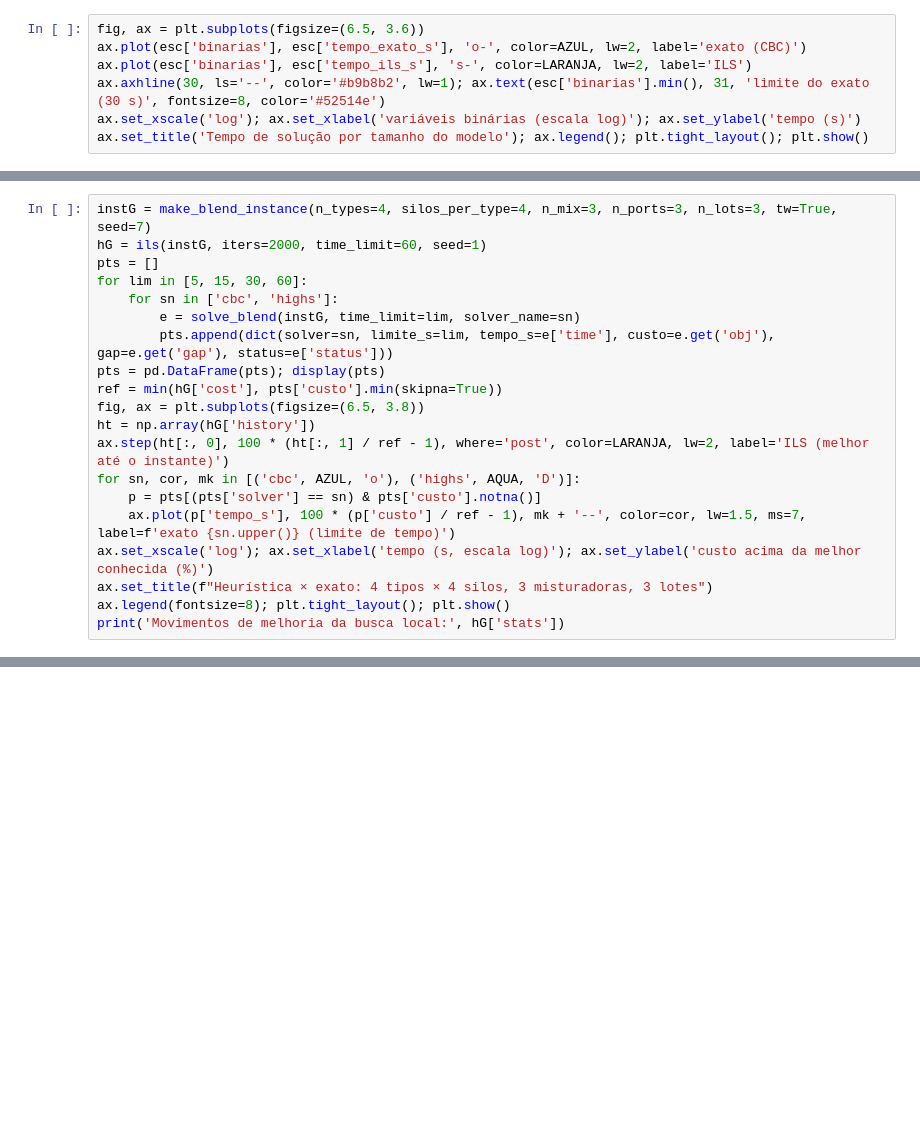
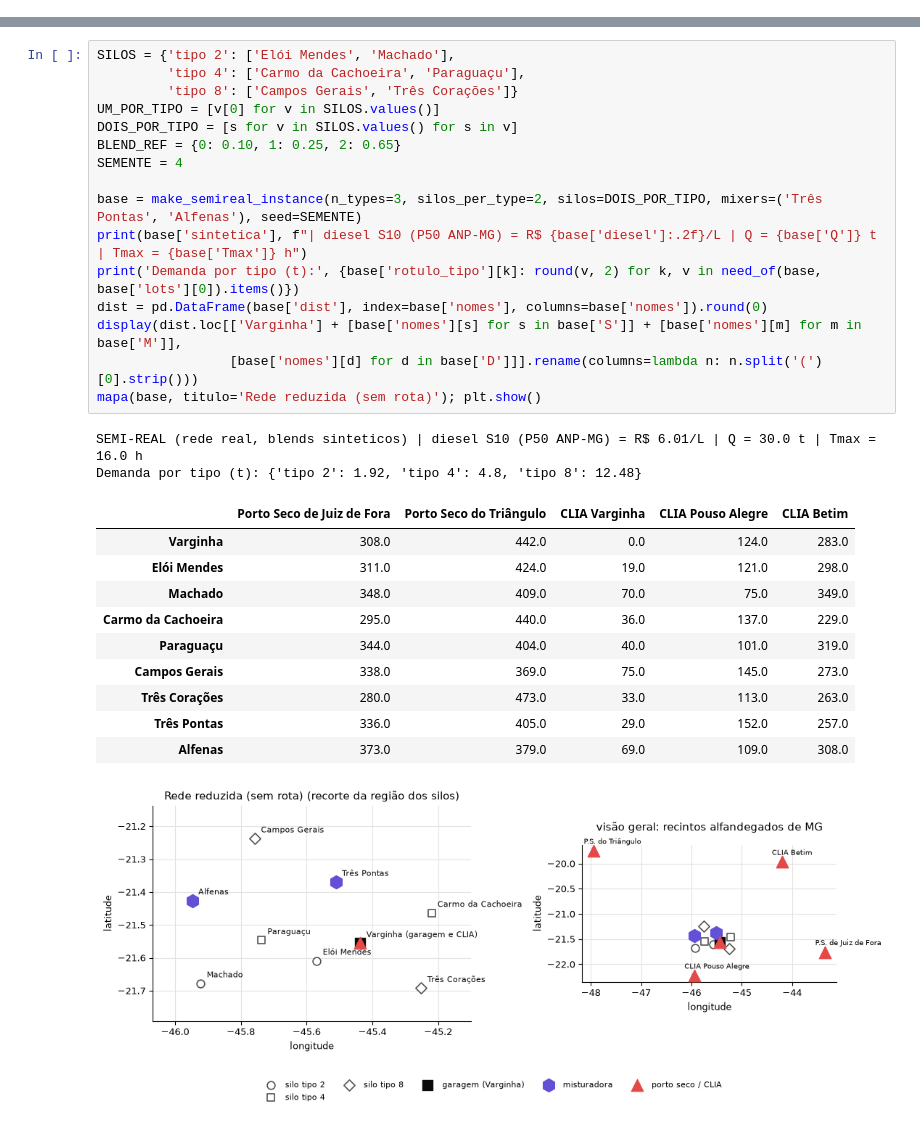
Before and after one commit to giogodoi/ProgramacaoMatematica, a Jupyter notebook: Estudos para o TP/blends_nivel1.ipynb, the cells around one changed output, grey strips where cells are left out. Cells and saved outputs as stored; diff of their text form; blank space fills up the shorter version.

```diff
--- a/Estudos para o TP/blends_nivel1.ipynb
+++ b/Estudos para o TP/blends_nivel1.ipynb
@@ -238,7 +0,0 @@ esc.to_csv('escalabilidade_blends.csv', index=False)
-# %%
-fig, ax = plt.subplots(figsize=(6.5, 3.6))
-ax.plot(esc['binarias'], esc['tempo_exato_s'], 'o-', color=AZUL, lw=2, label='exato (CBC)')
-ax.plot(esc['binarias'], esc['tempo_ils_s'], 's-', color=LARANJA, lw=2, label='ILS')
-ax.axhline(30, ls='--', color='#b9b8b2', lw=1); ax.text(esc['binarias'].min(), 31, 'limite do exato (30 s)', fontsize=8, color='#52514e')
-ax.set_xscale('log'); ax.set_xlabel('variáveis binárias (escala log)'); ax.set_ylabel('tempo (s)')
-ax.set_title('Tempo de solução por tamanho do modelo'); ax.legend(); plt.tight_layout(); plt.show()
@@ -253,20 +0,0 @@ Na maior instância da grade, o exato roda com limites de tempo crescentes. Cada
-# %%
-instG = make_blend_instance(n_types=4, silos_per_type=4, n_mix=3, n_ports=3, n_lots=3, tw=True, seed=7)
-hG = ils(instG, iters=2000, time_limit=60, seed=1)
-pts = []
-for lim in [5, 15, 30, 60]:
-    for sn in ['cbc', 'highs']:
-        e = solve_blend(instG, time_limit=lim, solver_name=sn)
-        pts.append(dict(solver=sn, limite_s=lim, tempo_s=e['time'], custo=e.get('obj'), gap=e.get('gap'), status=e['status']))
-pts = pd.DataFrame(pts); display(pts)
-ref = min(hG['cost'], pts['custo'].min(skipna=True))
-fig, ax = plt.subplots(figsize=(6.5, 3.8))
-ht = np.array(hG['history'])
-ax.step(ht[:, 0], 100 * (ht[:, 1] / ref - 1), where='post', color=LARANJA, lw=2, label='ILS (melhor até o instante)')
-for sn, cor, mk in [('cbc', AZUL, 'o'), ('highs', AQUA, 'D')]:
-    p = pts[(pts['solver'] == sn) & pts['custo'].notna()]
-    ax.plot(p['tempo_s'], 100 * (p['custo'] / ref - 1), mk + '--', color=cor, lw=1.5, ms=7, label=f'exato {sn.upper()} (limite de tempo)')
-ax.set_xscale('log'); ax.set_xlabel('tempo (s, escala log)'); ax.set_ylabel('custo acima da melhor conhecida (%)')
-ax.set_title(f"Heurística × exato: 4 tipos × 4 silos, 3 misturadoras, 3 lotes")
-ax.legend(fontsize=8); plt.tight_layout(); plt.show()
-print('Movimentos de melhoria da busca local:', hG['stats'])
@@ -292,0 +110,30 @@ Movimentos de melhoria da busca local: {'add': 501, 'swap-source': 1157, '2opt':
+# %%
+SILOS = {'tipo 2': ['Elói Mendes', 'Machado'],
+         'tipo 4': ['Carmo da Cachoeira', 'Paraguaçu'],
+         'tipo 8': ['Campos Gerais', 'Três Corações']}
+UM_POR_TIPO = [v[0] for v in SILOS.values()]
+DOIS_POR_TIPO = [s for v in SILOS.values() for s in v]
+BLEND_REF = {0: 0.10, 1: 0.25, 2: 0.65}
+SEMENTE = 4
+
+base = make_semireal_instance(n_types=3, silos_per_type=2, silos=DOIS_POR_TIPO, mixers=('Três Pontas', 'Alfenas'), seed=SEMENTE)
+print(base['sintetica'], f"| diesel S10 (P50 ANP-MG) = R$ {base['diesel']:.2f}/L | Q = {base['Q']} t | Tmax = {base['Tmax']} h")
+print('Demanda por tipo (t):', {base['rotulo_tipo'][k]: round(v, 2) for k, v in need_of(base, base['lots'][0]).items()})
+dist = pd.DataFrame(base['dist'], index=base['nomes'], columns=base['nomes']).round(0)
+display(dist.loc[['Varginha'] + [base['nomes'][s] for s in base['S']] + [base['nomes'][m] for m in base['M']],
+                 [base['nomes'][d] for d in base['D']]].rename(columns=lambda n: n.split('(')[0].strip()))
+mapa(base, titulo='Rede reduzida (sem rota)'); plt.show()
+# %% [output]
+SEMI-REAL (rede real, blends sinteticos) | diesel S10 (P50 ANP-MG) = R$ 6.01/L | Q = 30.0 t | Tmax = 16.0 h
+Demanda por tipo (t): {'tipo 2': 1.92, 'tipo 4': 4.8, 'tipo 8': 12.48}
+|  | Porto Seco de Juiz de Fora | Porto Seco do Triângulo | CLIA Varginha | CLIA Pouso Alegre | CLIA Betim |
+| Varginha | 308.0 | 442.0 | 0.0 | 124.0 | 283.0 |
+| Elói Mendes | 311.0 | 424.0 | 19.0 | 121.0 | 298.0 |
+| Machado | 348.0 | 409.0 | 70.0 | 75.0 | 349.0 |
+| Carmo da Cachoeira | 295.0 | 440.0 | 36.0 | 137.0 | 229.0 |
+| Paraguaçu | 344.0 | 404.0 | 40.0 | 101.0 | 319.0 |
+| Campos Gerais | 338.0 | 369.0 | 75.0 | 145.0 | 273.0 |
+| Três Corações | 280.0 | 473.0 | 33.0 | 113.0 | 263.0 |
+| Três Pontas | 336.0 | 405.0 | 29.0 | 152.0 | 257.0 |
+| Alfenas | 373.0 | 379.0 | 69.0 | 109.0 | 308.0 |
+[figure, added]
```
Also changed, not shown: parts of 48 cells of this notebook, 1 other file.
